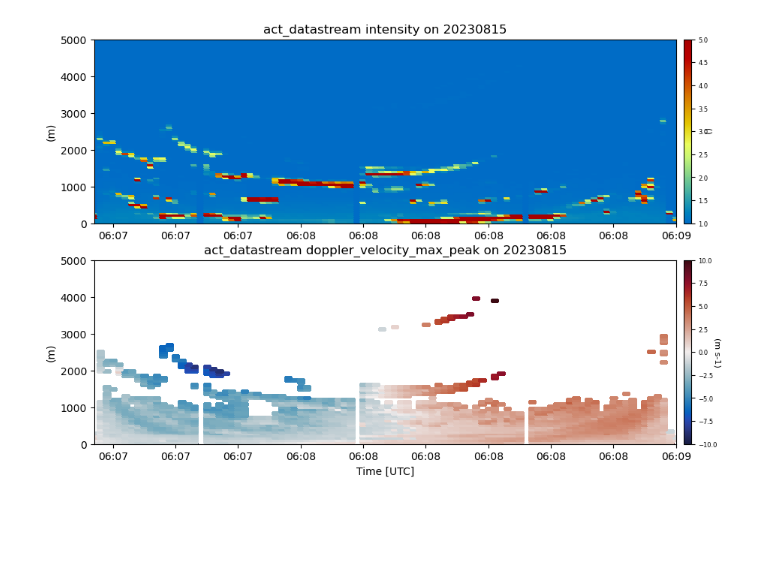
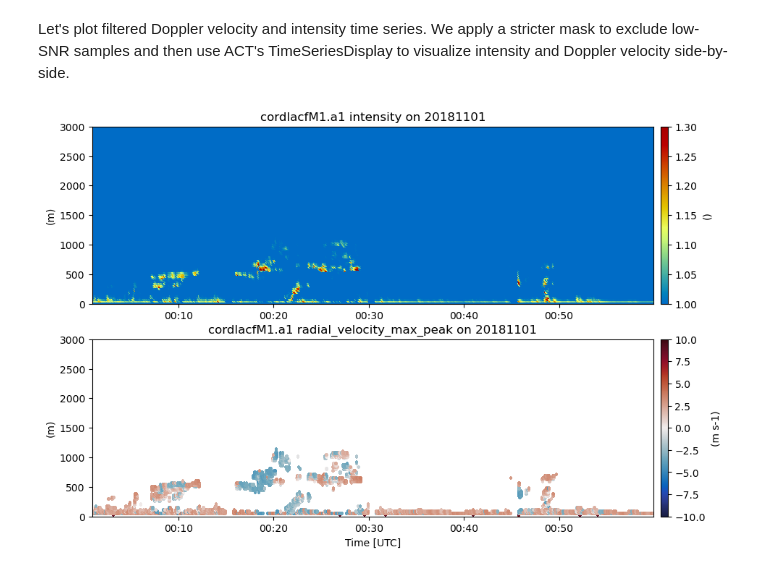
Before and after one commit to rcjackson/HighIQ, a Jupyter notebook: notebooks/HighIQ example notebook.ipynb, the cells around one changed output. Cells and saved outputs as stored; diff of their text form; code cells hidden in the pictures; blank space fills up the shorter version.

```diff
--- a/notebooks/HighIQ example notebook.ipynb
+++ b/notebooks/HighIQ example notebook.ipynb
@@ -33,3 +41,5 @@ RHI
+# %%
+my_ds = highiq.io.load_arm_netcdf("cordlacfM1.a1/cordlacfM1.a1.20181101.000058.nc")
 # %%
 my_ds
 # %% [output]
@@ -57,2 +65,2 @@ The first step with this dataset is to process the doppler spectra from the ACF
 # %%
-ds = highiq.calc.get_psd(my_ds, nfft=1024, time_window=1)
+ds = highiq.calc.get_psd(my_ds, nfft=1024, time_window=5, gate_resolution=30.0)
@@ -146,16 +139,23 @@ routines in the Atmospheric Community Toolkit (ACT), available at https://anl-di
+# %% [markdown]
+Let's plot filtered Doppler velocity and intensity time series. We apply a stricter mask to exclude low-SNR samples and then use ACT's TimeSeriesDisplay to visualize intensity and Doppler velocity side-by-side.
 # %%
-# Make a stricter mask for Doppler velocity to favor excluding more noise
-my_ds['doppler_velocity_max_peak'] = my_ds['doppler_velocity_max_peak'].where(
-    my_ds.intensity > 1.0008)
+# Make a stricter mask for Doppler velocity to favor excluding more noise (-25 dB from above analysis)
+ds["radial_velocity_max_peak"] = ds["radial_velocity_max_peak"].where(
+    ds.intensity > (1 + 10 ** (-25 / 10))
+)
 
 # With ACT, we set up a TimeSeriesDisplay object with two sub plots
-my_display = act.plotting.TimeSeriesDisplay(my_ds, figsize=(10,7), subplot_shape=(2,))
+my_display = act.plotting.TimeSeriesDisplay(ds, figsize=(10, 7), subplot_shape=(2,))
 
 # The plot function takes in the same kwargs as matplotlib's plotting routines
-my_display.plot('intensity', subplot_index=(0,), cmap='HomeyerRainbow', vmin=1, vmax=5)
-my_display.plot('doppler_velocity_max_peak', subplot_index=(1,), cmap='balance', vmin=-10, vmax=10)
-my_display.set_yrng([0, 5000], subplot_index=(0,))
-my_display.set_yrng([0, 5000], subplot_index=(1,))
-my_display.fig.savefig('spectra_difference.png', dpi=300)
+my_display.plot(
+    "intensity", subplot_index=(0,), cmap="HomeyerRainbow", vmin=1, vmax=1.3
+)
+my_display.plot(
+    "radial_velocity_max_peak", subplot_index=(1,), cmap="balance", vmin=-10, vmax=10
+)
+my_display.set_yrng([0, 3000], subplot_index=(0,))
+my_display.set_yrng([0, 3000], subplot_index=(1,))
+my_display.fig.savefig("spectra_difference.png", dpi=300)
 # %% [output]
-[figure, old version]
+[figure, new version]
```
Also changed, not shown: parts of 30 cells of this notebook, 27 other files.
